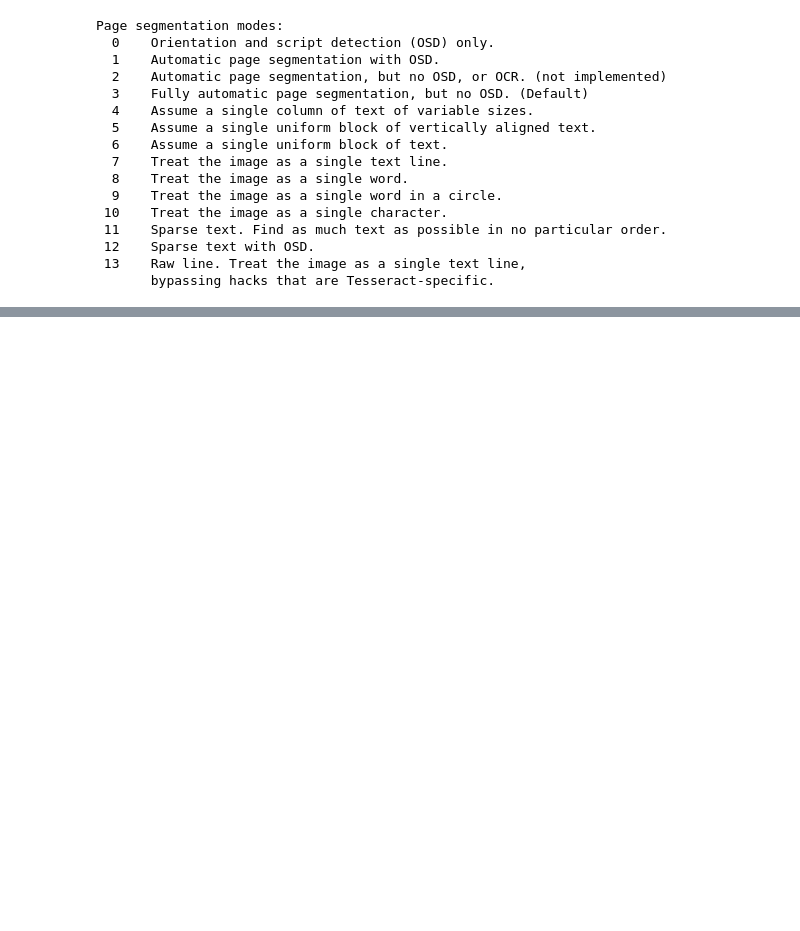
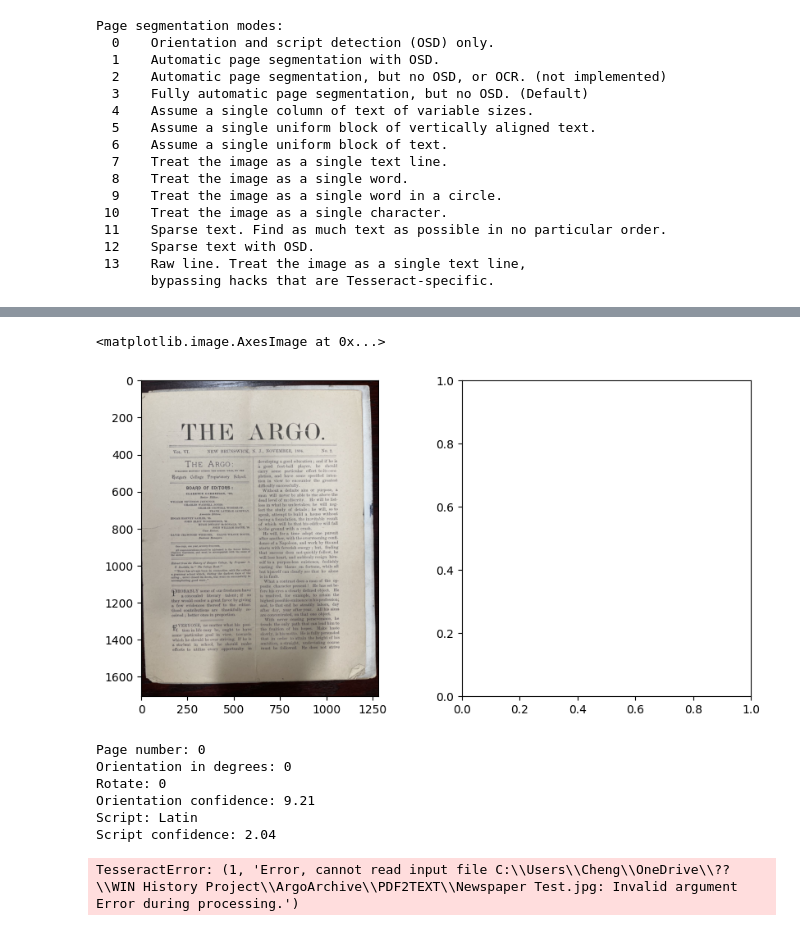
Before and after one commit to danieltyx/ArgoArchive, a Jupyter notebook: PDF2TEXT/OCR.ipynb, the cells around one changed output, grey strips where cells are left out. Saved outputs shown, nothing was run; the diff lists cells and outputs as text; code cells hidden in the pictures; blank space fills up the shorter version.

```diff
--- a/PDF2TEXT/OCR.ipynb
+++ b/PDF2TEXT/OCR.ipynb
@@ -43,0 +61,44 @@ True
+# %%
+import matplotlib.pyplot as plt
+import cv2
+
+# Load the image
+img = cv2.imread('Newspaper Test.jpg', cv2.IMREAD_GRAYSCALE)
+
+# Preprocess the image
+contours, _ = cv2.findContours(img, cv2.RETR_EXTERNAL, cv2.CHAIN_APPROX_SIMPLE)
+rect = cv2.minAreaRect(contours[0])
+angle = rect[-1]
+rows, cols = img.shape
+M = cv2.getRotationMatrix2D((cols/2, rows/2), angle, 1)
+img = cv2.warpAffine(img, M, (cols, rows))
+img = cv2.equalizeHist(img)
+_, img = cv2.threshold(img, 0, 255, cv2.THRESH_BINARY + cv2.THRESH_OTSU)
+
+# Plot the images
+fig, axes = plt.subplots(nrows=1, ncols=2, figsize=(10, 5))
+axes[0].imshow(cv2.cvtColor(cv2.imread('NewsPaper Test.jpg'), cv2.COLOR_BGR2RGB))
+# %% [output]
+<matplotlib.image.AxesImage at 0x...>
+[figure, added]
+# %%
+import pytesseract
+from PIL import Image
+
+print(pytesseract.image_to_osd(Image.open('Newspaper Test.jpg')))
+# %% [output]
+Page number: 0
+Orientation in degrees: 0
+Rotate: 0
+Orientation confidence: 9.21
+Script: Latin
+Script confidence: 2.04
+# %%
+import pytesseract
+
+hocr = pytesseract.image_to_pdf_or_hocr('Newspaper Test.jpg', extension='hocr')
+
+# Print the HOCR output
+print(hocr)
+# %% [output]
+TesseractError: (1, 'Error, cannot read input file C:\\Users\\Cheng\\OneDrive\\??\\WIN History Project\\ArgoArchive\\PDF2TEXT\\Newspaper Test.jpg: Invalid argument Error during processing.')
```
Also changed, not shown: parts of 1 cell of this notebook.
